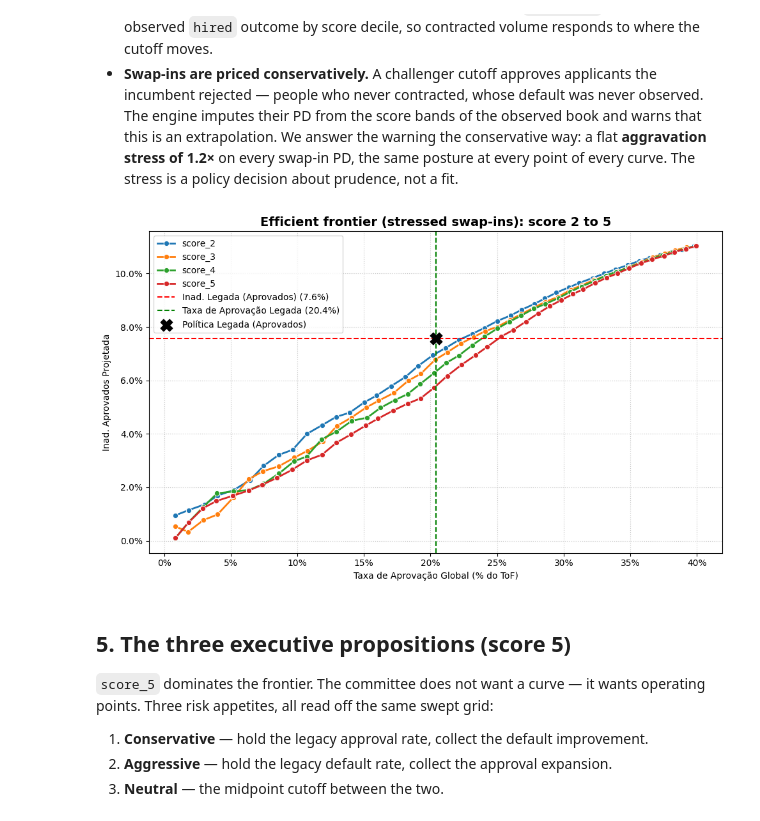
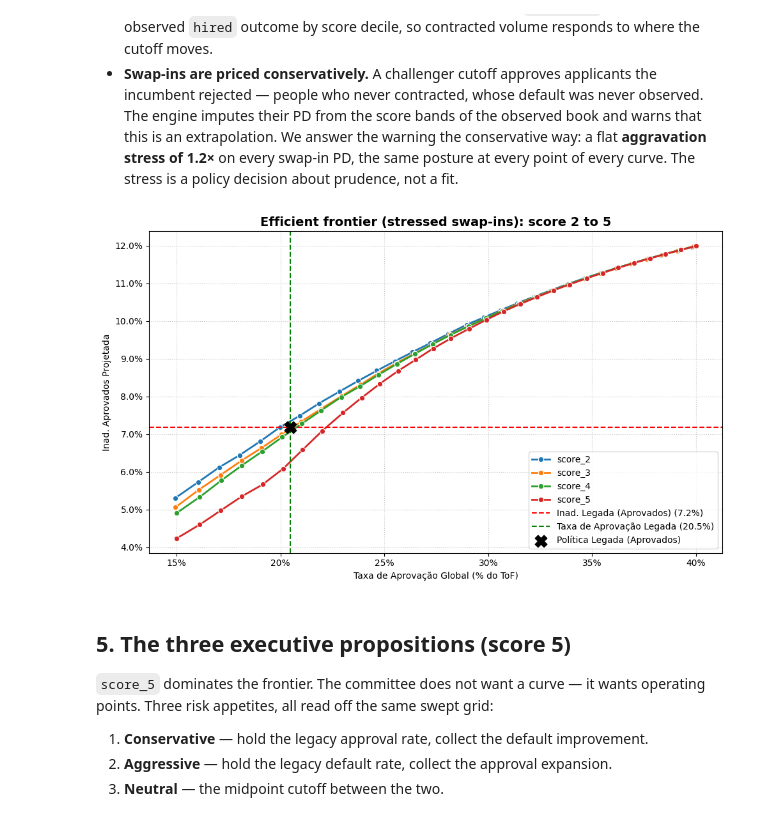
Before and after one commit to matheuspasche/pycreditools, a Jupyter notebook: src/pycreditools/examples/tutorial_masterclass.ipynb, the cells around one changed output. Saved outputs shown, nothing was run; the diff lists cells and outputs as text; code cells hidden in the pictures.

```diff
--- a/src/pycreditools/examples/tutorial_masterclass.ipynb
+++ b/src/pycreditools/examples/tutorial_masterclass.ipynb
@@ -131,0 +135,19 @@ so we can read the cost of every stage of the current funnel.
+# %%
+hf = suggest_hard_filters(
+    df,
+    bad_col="actual_default",
+    directions={
+        "vl_negativacao": "lte",
+        "vl_vencido_scr": "lte",
+        "vl_protestos": "lte",
+        "age": "gte",
+    },
+    hf_approval_floor=0.50,
+    lift_min=1.3,
+)
+print("budget:", {k: round(v, 3) for k, v in hf.budget.items()})
+print("\nsuggested shields (greedy, in selection order):")
+print(hf.rule_set[["column", "direction", "threshold", "iv", "lift", "bads_rejected", "cumulative_cut"]]
+      .round(3).to_string(index=False))
+print("\nrejected candidates, with the reason each lost:")
+print(hf.rejected[["column", "iv", "lift", "reason"]].round(3).to_string(index=False))
@@ -209,41 +230,50 @@ Two modelling choices, declared once and carried through the whole study:
 # %%
 AGGRAVATION_BASE = 1.2
 
 policy_take = policy_hf.rate("Take-up", base_rate=1.0, observed_col="hired", calibrate_by="score")
 policy_tradeoff = policy_take.stress(AGGRAVATION_BASE)
 
-# No operating point above ~40% approval is worth underwriting on this book, so the
-# sweep spends its resolution where the decision lives: a dense 45-point grid over the
-# upper score range, then everything above the 40% approval ceiling is dropped.
-APPROVAL_CEILING = 0.40
-cutoffs = np.linspace(
-    df_clean_hf["score_5"].quantile(0.35), df_clean_hf["score_5"].quantile(0.99), 55
-).astype(int).tolist()
+# The decision only lives between ~15% and ~40% approval — below 15% the book is too
+# small to matter, above 40% too loose to underwrite. So the grid is placed *directly*
+# on that band (no sweep-then-discard): translate the two approval bounds into score_5
+# cutoffs off the survivor distribution, then sweep 30 points between them.
+APPROVAL_BAND = (0.15, 0.40)
+survivor_scores = df_clean_hf["score_5"].to_numpy()
+
+
+def cutoff_for_approval(target):
+    # approval = (survivors with score_5 >= cutoff) / len(df_dev)
+    frac_above = target * len(df_dev) / len(survivor_scores)
+    return float(np.quantile(survivor_scores, 1 - frac_above))
+
+
+cut_hi_appr = cutoff_for_approval(APPROVAL_BAND[1])  # low cutoff -> high approval
+cut_lo_appr = cutoff_for_approval(APPROVAL_BAND[0])  # high cutoff -> low approval
+cutoffs = np.linspace(cut_hi_appr, cut_lo_appr, 30).astype(int).tolist()
 
 res_list = []
 with warnings.catch_warnings():
     # The swap-in reliability warning fires at every grid point; the 1.2x stress and
-    # calibration_bins=5 above are this study's standing answer to it.
+    # calibration_bins=10 above are this study's standing answer to it.
     warnings.simplefilter("ignore")
     for i in range(2, 6):
         an = TradeoffAnalyzer(policy_tradeoff).vary_cutoff(f"score_{i}", cutoffs, direction="gte")
         r = an.run(df_dev, parallel=False)
         r["Score_Model"] = f"score_{i}"
         r["Cutoff"] = r[f"score_{i}_cutoff"]
         res_list.append(r)
-res_all = pd.concat(res_list)
-res_all = res_all[res_all["approval_rate"] <= APPROVAL_CEILING].reset_index(drop=True)
+res_all = pd.concat(res_list).reset_index(drop=True)
 
 plot_tradeoffs(
     res_all,
     legacy_approval_rate=n_aprov / N,
     legacy_bad_rate=bad_hired,
     title="Efficient frontier (stressed swap-ins): score 2 to 5",
     hue_col="Score_Model",
 )
 plt.show()
 # %% [output]
-[figure, old version]
+[figure, new version]
 # %% [markdown]
 ## 5. The three executive propositions (score 5)
 
```
Also changed, not shown: parts of 30 cells of this notebook.
